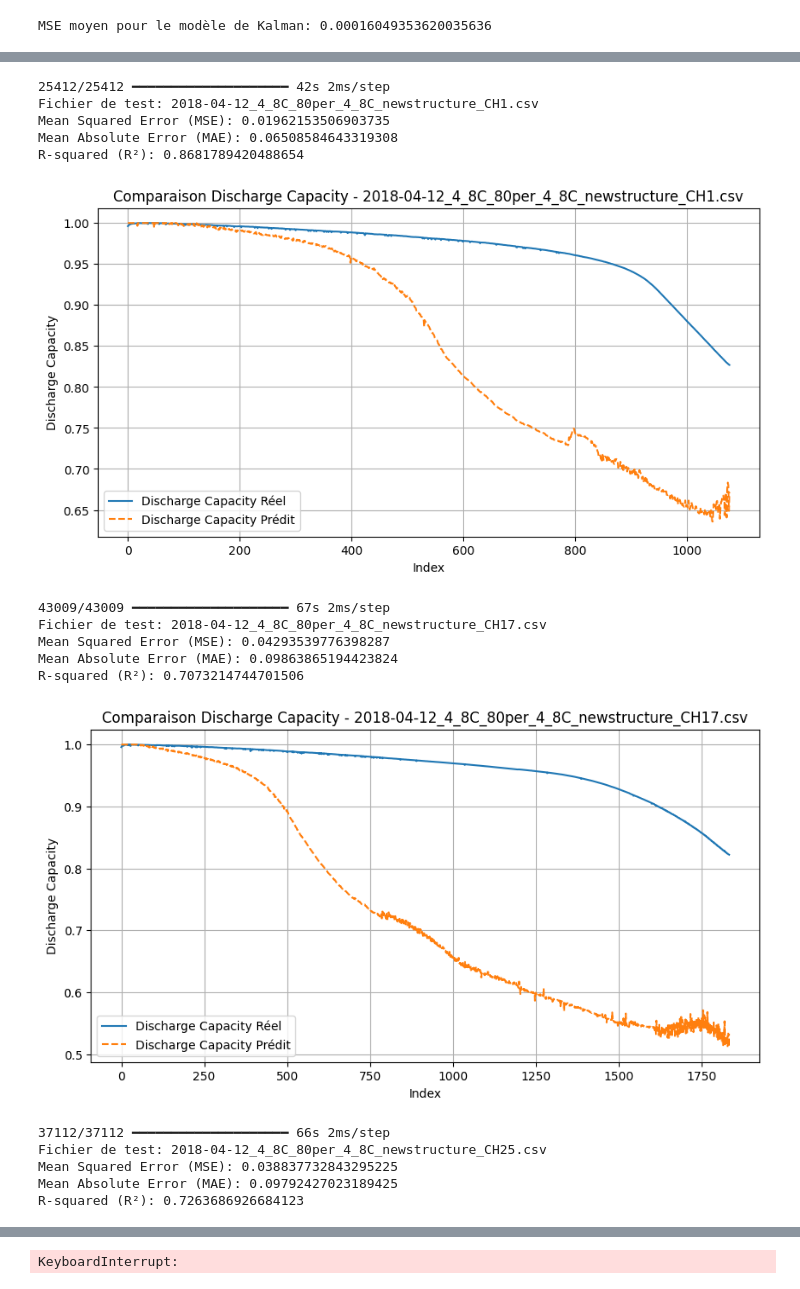
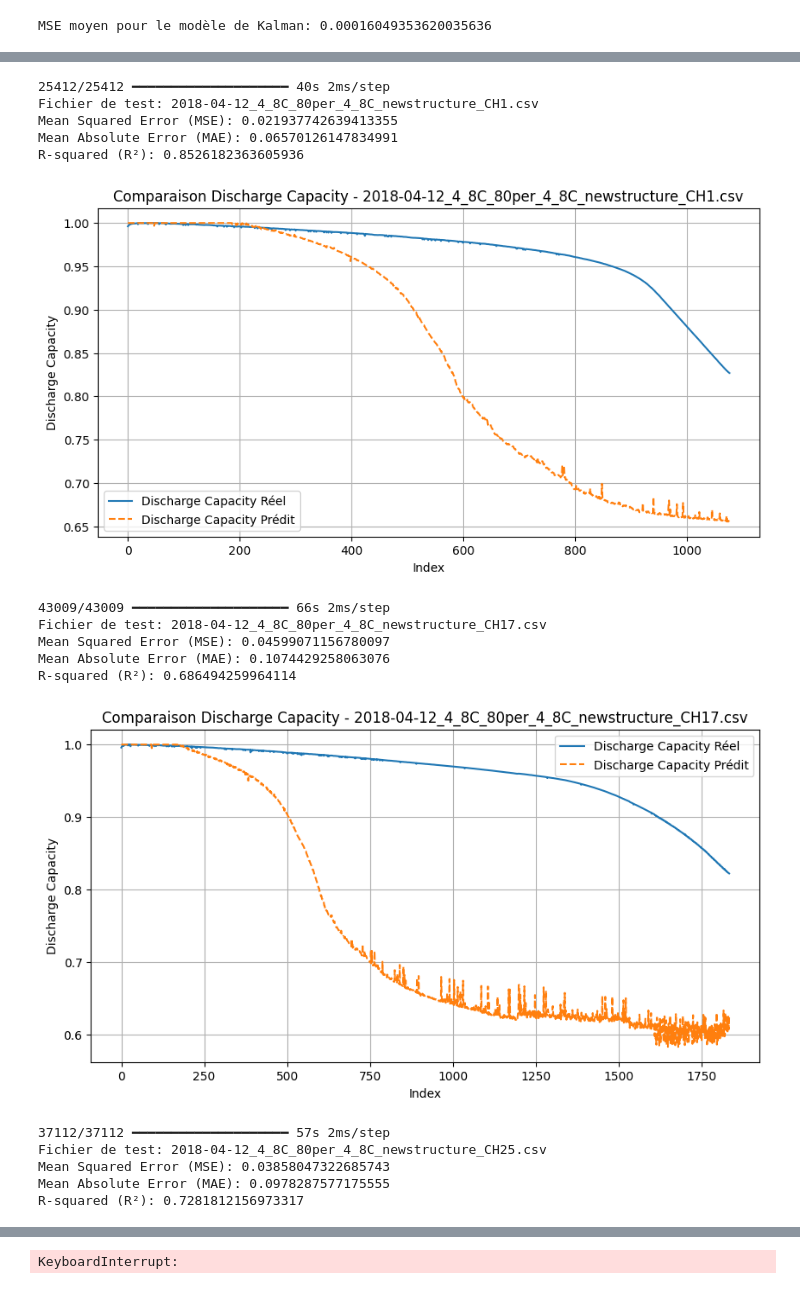
Before and after one commit to SalimMabed/PHM-Batteries, a Jupyter notebook: first_modele.ipynb, the cells around one changed output, grey strips where cells are left out. Drawn from its saved outputs; the diff is of its cells as text; code cells hidden in the pictures.

```diff
--- a/first_modele.ipynb
+++ b/first_modele.ipynb
@@ -269,7 +269,7 @@ model.add(Dense(1))
 model.compile(optimizer=Adam(learning_rate=0.001), loss='mse')  # Diminution du learning rate
 
 # Entraîner le modèle avec plus d'époques
-history = model.fit(X_train, y_train, epochs=2, batch_size=32, verbose=1)  # Augmentation des époques à 50
+history = model.fit(X_train, y_train, epochs=5, batch_size=128, verbose=1)  # Augmentation des époques à 50
 
 # Tester le modèle sur chaque fichier de test
 for csv_file in tqdm(test_files, desc="Test du modèle"):
@@ -323,17 +323,17 @@ Epoch 2/2
-25412/25412 ━━━━━━━━━━━━━━━━━━━━ 42s 2ms/step
+25412/25412 ━━━━━━━━━━━━━━━━━━━━ 40s 2ms/step
 Fichier de test: 2018-04-12_4_8C_80per_4_8C_newstructure_CH1.csv
-Mean Squared Error (MSE): 0.01962153506903735
-Mean Absolute Error (MAE): 0.06508584643319308
-R-squared (R²): 0.8681789420488654
+Mean Squared Error (MSE): 0.021937742639413355
+Mean Absolute Error (MAE): 0.06570126147834991
+R-squared (R²): 0.8526182363605936
-[figure, old version]
+[figure, new version]
-43009/43009 ━━━━━━━━━━━━━━━━━━━━ 67s 2ms/step
+43009/43009 ━━━━━━━━━━━━━━━━━━━━ 66s 2ms/step
 Fichier de test: 2018-04-12_4_8C_80per_4_8C_newstructure_CH17.csv
-Mean Squared Error (MSE): 0.04293539776398287
-Mean Absolute Error (MAE): 0.09863865194423824
-R-squared (R²): 0.7073214744701506
+Mean Squared Error (MSE): 0.04599071156780097
+Mean Absolute Error (MAE): 0.1074429258063076
+R-squared (R²): 0.686494259964114
-[figure, old version]
+[figure, new version]
-37112/37112 ━━━━━━━━━━━━━━━━━━━━ 66s 2ms/step
+37112/37112 ━━━━━━━━━━━━━━━━━━━━ 57s 2ms/step
 Fichier de test: 2018-04-12_4_8C_80per_4_8C_newstructure_CH25.csv
-Mean Squared Error (MSE): 0.038837732843295225
-Mean Absolute Error (MAE): 0.09792427023189425
-R-squared (R²): 0.7263686926684123
+Mean Squared Error (MSE): 0.03858047322685743
+Mean Absolute Error (MAE): 0.0978287577175555
+R-squared (R²): 0.7281812156973317
```
Also changed, not shown: parts of 3 cells of this notebook.
